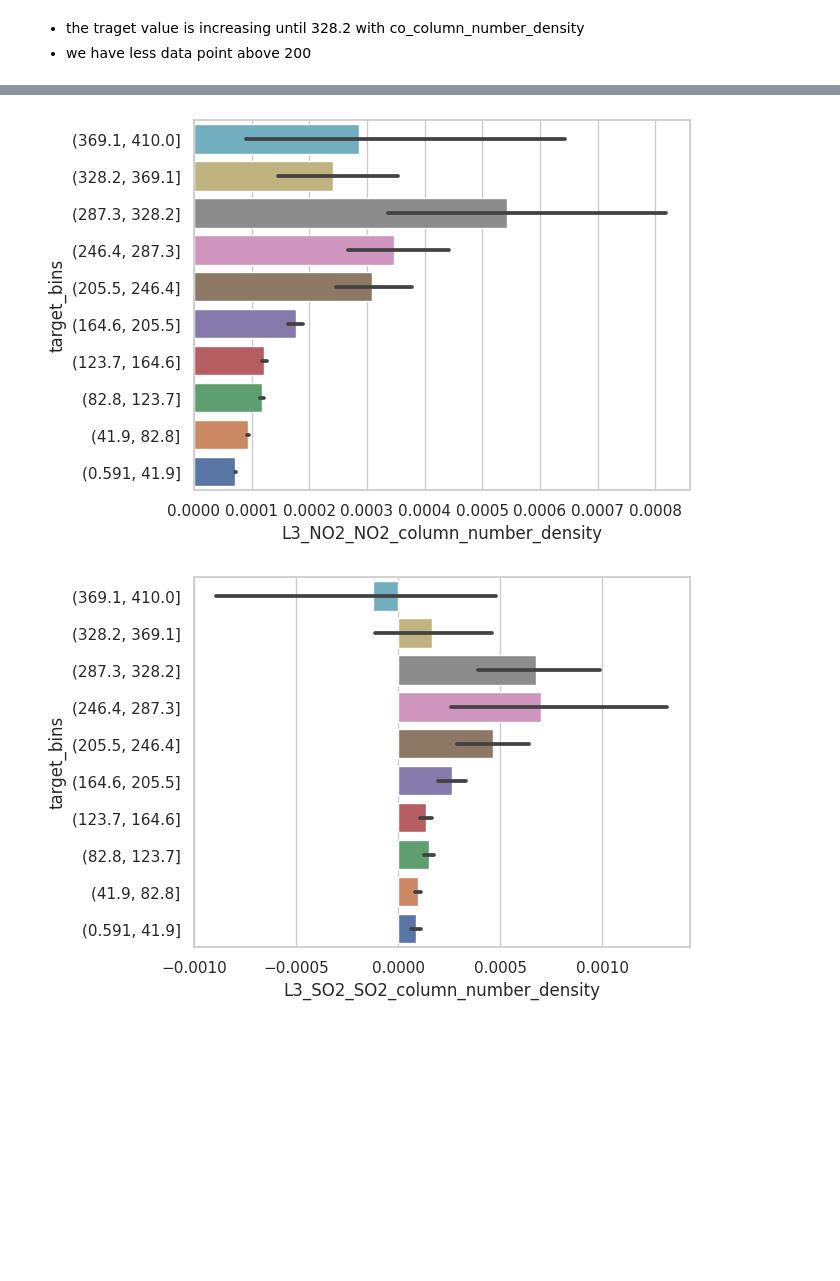
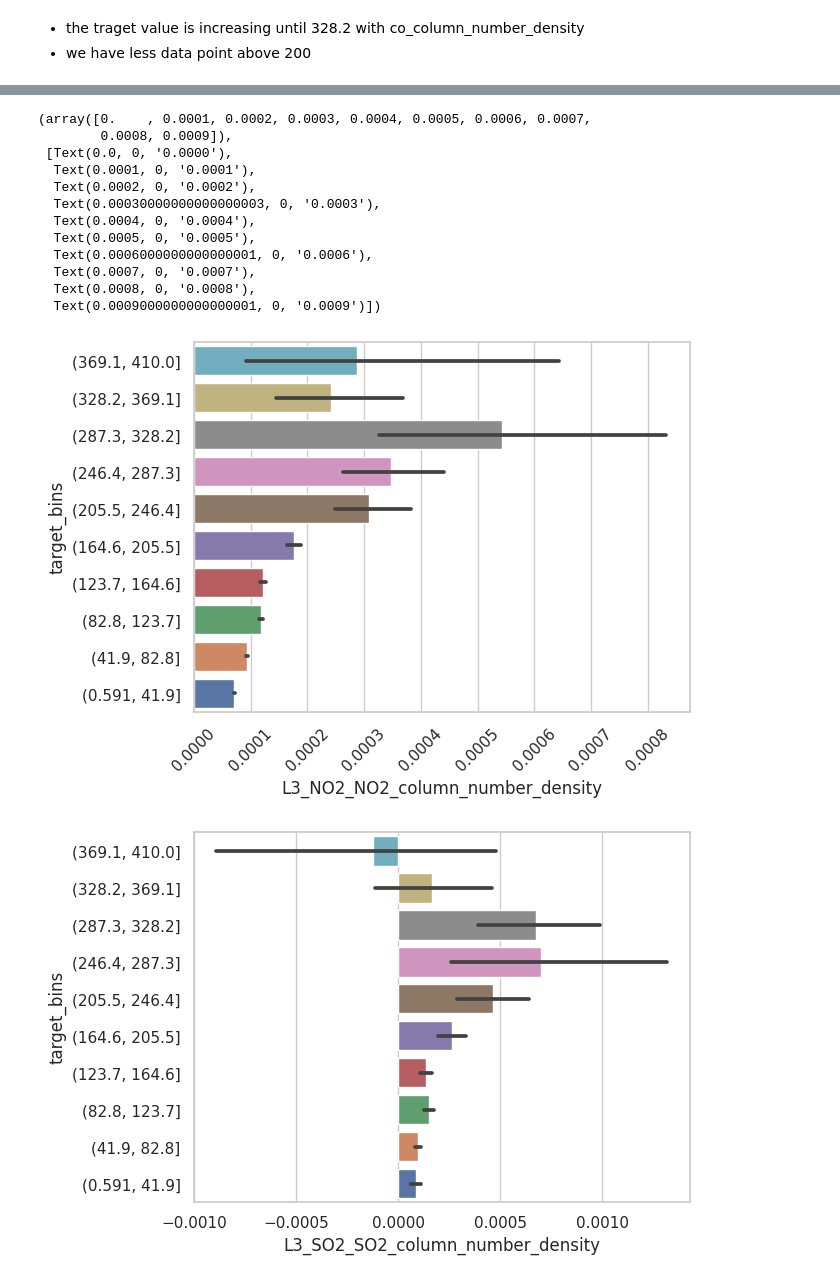
Before and after one commit to karol-pa/Urban_Air_Pollution_Challenge_Group_Work, a Jupyter notebook: Day1.ipynb, the cells around one changed output, grey strips where cells are left out. Saved outputs shown, nothing was run; the diff lists cells and outputs as text; code cells hidden in the pictures; blank space fills up the shorter version.

```diff
--- a/Day1.ipynb
+++ b/Day1.ipynb
@@ -295,10 +252,23 @@ sns.barplot(df_temp, x='L3_HCHO_tropospheric_HCHO_column_number_density', y='tar
 # %%
 df_1 = df[df['target'] < 458]
 df_temp=df_1.copy()
 df_temp['target_bins']=pd.cut(df_temp['target'], bins=10)
 sns.barplot(df_temp, x='L3_NO2_NO2_column_number_density', y='target_bins').invert_yaxis()
+plt.xticks(rotation=45)
 # %% [output]
+(array([0.    , 0.0001, 0.0002, 0.0003, 0.0004, 0.0005, 0.0006, 0.0007,
+        0.0008, 0.0009]),
+ [Text(0.0, 0, '0.0000'),
+  Text(0.0001, 0, '0.0001'),
+  Text(0.0002, 0, '0.0002'),
+  Text(0.00030000000000000003, 0, '0.0003'),
+  Text(0.0004, 0, '0.0004'),
+  Text(0.0005, 0, '0.0005'),
+  Text(0.0006000000000000001, 0, '0.0006'),
+  Text(0.0007, 0, '0.0007'),
+  Text(0.0008, 0, '0.0008'),
+  Text(0.0009000000000000001, 0, '0.0009')])
-[figure, old version]
+[figure, new version]
 # %%
 df_1 = df[df['target'] < 458]
 df_temp=df_1.copy()
```
Also changed, not shown: parts of 39 cells of this notebook, 1 other file.
